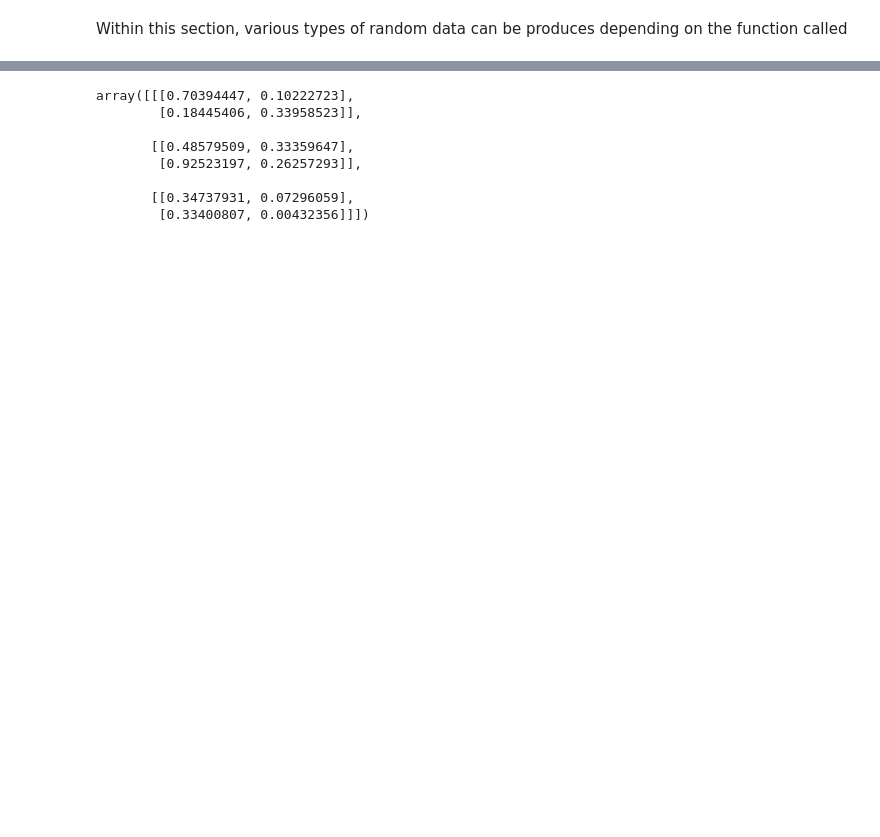
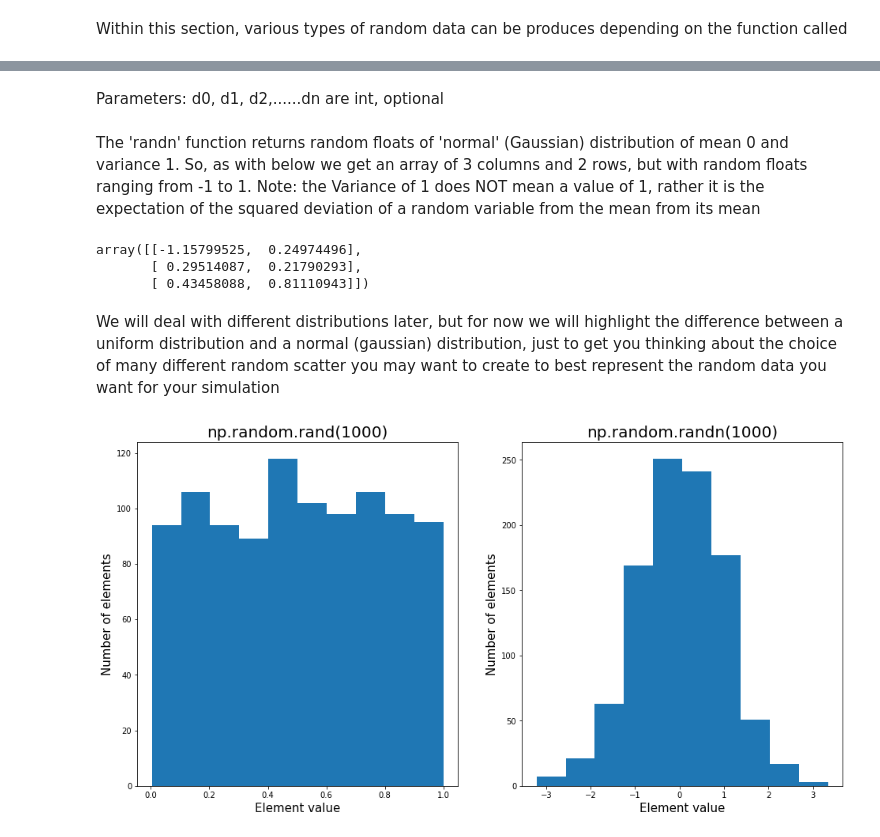
Before and after one commit to BarryClarke/numpy.random-package, a Jupyter notebook: numpy.random package.ipynb, the cells around one changed output, grey strips where cells are left out. Cells and saved outputs as stored; diff of their text form; code cells hidden in the pictures; blank space fills up the shorter version.

Commit message:
Addition of randn() and randint() funtions

```diff
--- a/numpy.random package.ipynb
+++ b/numpy.random package.ipynb
@@ -36,11 +60,13 @@ array([[0.06350277, 0.0632816 ],
+# %% [markdown]
+Parameters: d0, d1, d2,......dn are int, optional
+# %% [markdown]
+The 'randn' function returns random floats of 'normal' (Gaussian) distribution of mean 0 and variance 1. So, as with below
+we get an array of 3 columns and 2 rows, but with random floats ranging from -1 to 1.
+Note: the Variance of 1 does NOT mean a value of 1, rather it is the expectation of the squared deviation of a random
+variable from the mean from its mean
 # %%
-np.random.rand(3, 2, 2)
+np.random.randn(3,2)
 # %% [output]
-array([[[0.70394447, 0.10222723],
-        [0.18445406, 0.33958523]],
-
-       [[0.48579509, 0.33359647],
-        [0.92523197, 0.26257293]],
-
-       [[0.34737931, 0.07296059],
-        [0.33400807, 0.00432356]]])
+array([[-1.15799525,  0.24974496],
+       [ 0.29514087,  0.21790293],
+       [ 0.43458088,  0.81110943]])
@@ -48,0 +73,24 @@ array([[[0.70394447, 0.10222723],
+# %% [markdown]
+We will deal with different distributions later, but for now we will highlight the difference between a uniform distribution and a normal (gaussian) distribution, just to get you thinking about the choice of many different random scatter you may want to create to best represent the random data you want for your simulation
+# %%
+# Select 1000 random samples using the rand function
+x = np.random.rand(1000)
+# Produce 1000 random samples using the randn function
+y = np.random.randn(1000)
+# Plot the results of each, by histogram, side by side for comparison
+plt.rcParams['figure.figsize'] = (16,8)
+plt.subplot(1,2,1)
+plt.hist(x)
+plt.title('np.random.rand(1000)', size=20)
+plt.xlabel('Element value', size=15)
+plt.ylabel('Number of elements', size=15)
+
+plt.subplot(1,2,2)
+plt.hist(y)
+plt.title('np.random.randn(1000)', size=20)
+plt.xlabel('Element value', size=15)
+plt.ylabel('Number of elements', size=15)
+
+plt.show()
+# %% [output]
+[figure, added]
```
Also changed, not shown: parts of 25 cells of this notebook.
